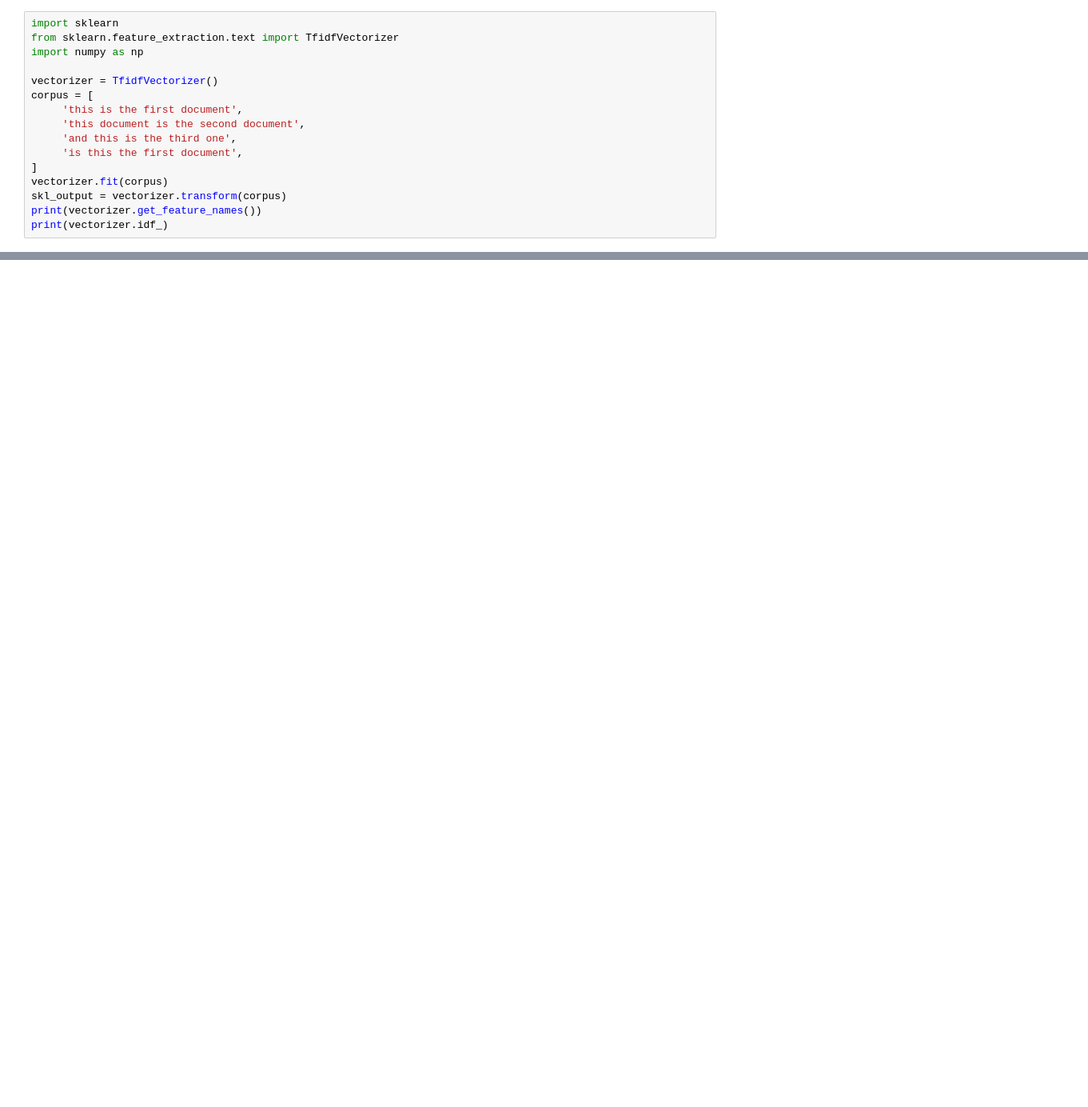
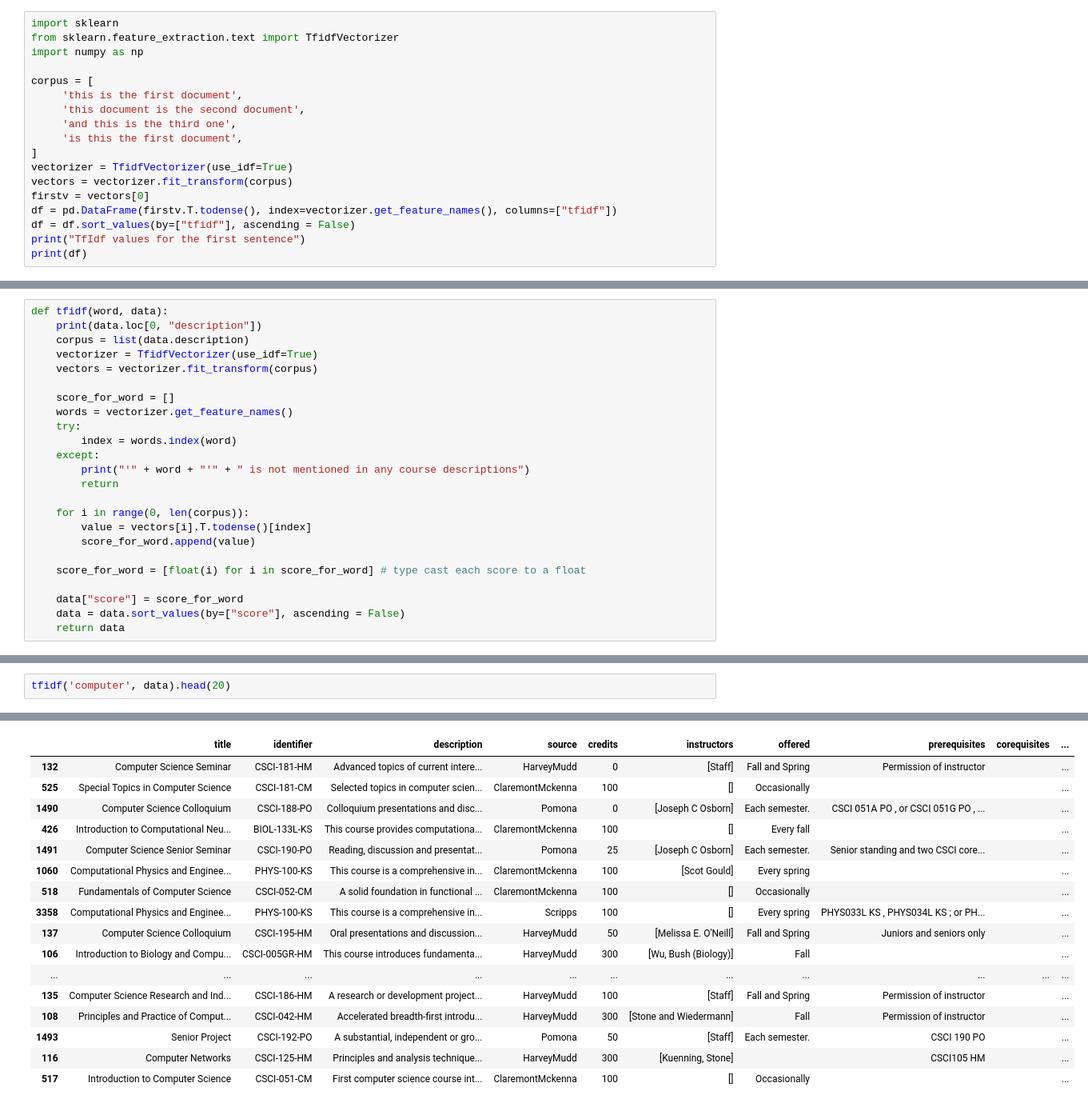
Before and after one commit to p-ai-org/p-recommender, a Jupyter notebook: data-science/alex.ipynb, the cells around one changed output, grey strips where cells are left out. Shown: that part at 80% size. Drawn from its saved outputs; the diff is of its cells as text; blank space fills up the shorter version.

```diff
--- a/data-science/alex.ipynb
+++ b/data-science/alex.ipynb
@@ -92,15 +59,17 @@ import sklearn
 from sklearn.feature_extraction.text import TfidfVectorizer
 import numpy as np
 
-vectorizer = TfidfVectorizer()
 corpus = [
      'this is the first document',
      'this document is the second document',
      'and this is the third one',
      'is this the first document',
 ]
-vectorizer.fit(corpus)
-skl_output = vectorizer.transform(corpus)
-print(vectorizer.get_feature_names())
-print(vectorizer.idf_)
+vectorizer = TfidfVectorizer(use_idf=True)
+vectors = vectorizer.fit_transform(corpus)
+firstv = vectors[0]
+df = pd.DataFrame(firstv.T.todense(), index=vectorizer.get_feature_names(), columns=["tfidf"])
+df = df.sort_values(by=["tfidf"], ascending = False)
+print("TfIdf values for the first sentence")
+print(df)
 # %% [output]
@@ -107,0 +91,24 @@ print(vectorizer.idf_)
+# %%
+def tfidf(word, data):
+    print(data.loc[0, "description"])
+    corpus = list(data.description)
+    vectorizer = TfidfVectorizer(use_idf=True)
+    vectors = vectorizer.fit_transform(corpus)
+
+    score_for_word = []
+    words = vectorizer.get_feature_names()
+    try:
+        index = words.index(word)
+    except:
+        print("'" + word + "'" + " is not mentioned in any course descriptions")
+        return
+
+    for i in range(0, len(corpus)):
+        value = vectors[i].T.todense()[index]
+        score_for_word.append(value)
+
+    score_for_word = [float(i) for i in score_for_word] # type cast each score to a float
+
+    data["score"] = score_for_word
+    data = data.sort_values(by=["score"], ascending = False)
+    return data
@@ -107,0 +117,3 @@ print(vectorizer.idf_)
+# %%
+tfidf('computer', data).head(20)
+# %% [output]
@@ -107,0 +121,17 @@ print(vectorizer.idf_)
+|  | title | identifier | description | source | credits | instructors | offered | prerequisites | corequisites | ... |
+| 132 | Computer Science Seminar | CSCI-181-HM | Advanced topics of current intere... | HarveyMudd | 0 | [Staff] | Fall and Spring | Permission of instructor |  | ... |
+| 525 | Special Topics in Computer Science | CSCI-181-CM | Selected topics in computer scien... | ClaremontMckenna | 100 | [] | Occasionally |  |  | ... |
+| 1490 | Computer Science Colloquium | CSCI-188-PO | Colloquium presentations and disc... | Pomona | 0 | [Joseph C Osborn] | Each semester. | CSCI 051A PO , or CSCI 051G PO , ... |  | ... |
+| 426 | Introduction to Computational Neu... | BIOL-133L-KS | This course provides computationa... | ClaremontMckenna | 100 | [] | Every fall |  |  | ... |
+| 1491 | Computer Science Senior Seminar | CSCI-190-PO | Reading, discussion and presentat... | Pomona | 25 | [Joseph C Osborn] | Each semester. | Senior standing and two CSCI core... |  | ... |
+| 1060 | Computational Physics and Enginee... | PHYS-100-KS | This course is a comprehensive in... | ClaremontMckenna | 100 | [Scot Gould] | Every spring |  |  | ... |
+| 518 | Fundamentals of Computer Science | CSCI-052-CM | A solid foundation in functional ... | ClaremontMckenna | 100 | [] | Occasionally |  |  | ... |
+| 3358 | Computational Physics and Enginee... | PHYS-100-KS | This course is a comprehensive in... | Scripps | 100 | [] | Every spring | PHYS033L KS , PHYS034L KS ; or PH... |  | ... |
+| 137 | Computer Science Colloquium | CSCI-195-HM | Oral presentations and discussion... | HarveyMudd | 50 | [Melissa E. O'Neill] | Fall and Spring | Juniors and seniors only |  | ... |
+| 106 | Introduction to Biology and Compu... | CSCI-005GR-HM | This course introduces fundamenta... | HarveyMudd | 300 | [Wu, Bush (Biology)] | Fall |  |  | ... |
+| ... | ... | ... | ... | ... | ... | ... | ... | ... | ... | ... |
+| 135 | Computer Science Research and Ind... | CSCI-186-HM | A research or development project... | HarveyMudd | 100 | [Staff] | Fall and Spring | Permission of instructor |  | ... |
+| 108 | Principles and Practice of Comput... | CSCI-042-HM | Accelerated breadth-first introdu... | HarveyMudd | 300 | [Stone and Wiedermann] | Fall | Permission of instructor |  | ... |
+| 1493 | Senior Project | CSCI-192-PO | A substantial, independent or gro... | Pomona | 50 | [Staff] | Each semester. | CSCI 190 PO |  | ... |
+| 116 | Computer Networks | CSCI-125-HM | Principles and analysis technique... | HarveyMudd | 300 | [Kuenning, Stone] |  | CSCI105 HM |  | ... |
+| 517 | Introduction to Computer Science | CSCI-051-CM | First computer science course int... | ClaremontMckenna | 100 | [] | Occasionally |  |  | ... |
```
Also changed, not shown: parts of 22 cells of this notebook.
